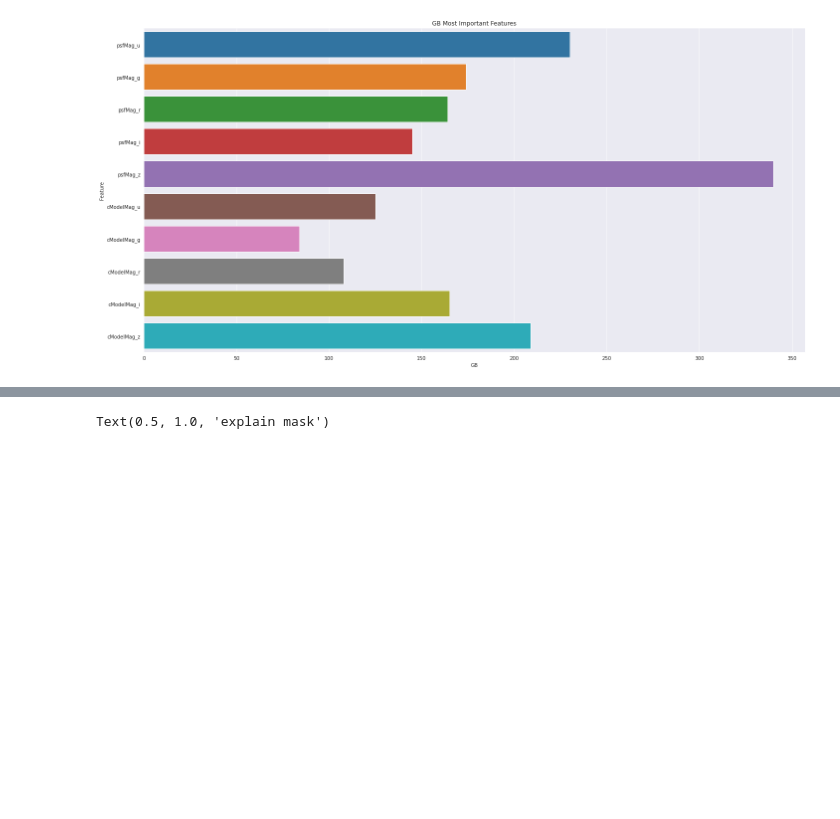
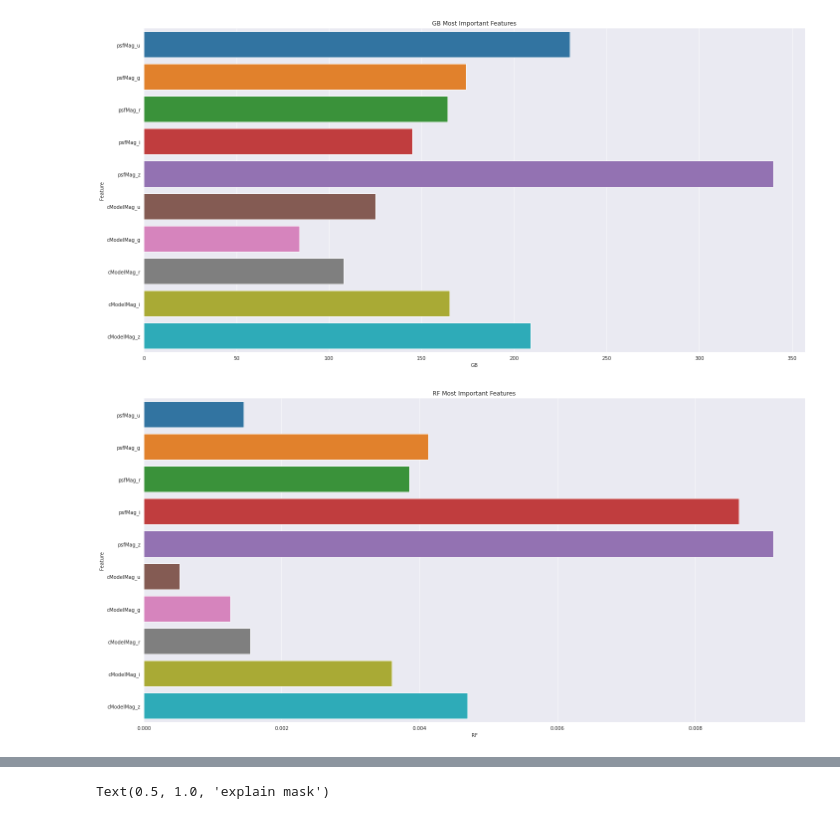
Before and after one commit to NadezhdaMalysheva/Classification-of-star-galaxy-and-quasar, a Jupyter notebook: TabNet_SDSS.ipynb, the cells around one changed output, grey strips where cells are left out. Cells and saved outputs as stored; diff of their text form; code cells hidden in the pictures; blank space fills up the shorter version.

```diff
--- a/TabNet_SDSS.ipynb
+++ b/TabNet_SDSS.ipynb
@@ -759,3 +756,12 @@ plt.tight_layout()
 plt.show()
 # %% [output]
 [figure]
+# %%
+feature_imprf=pd.DataFrame((zip(rf.feature_importances_[:10], photo_columns)), columns=['RF','Feature'])
+plt.figure(figsize=(20, 10))
+sns.barplot(x="RF", y="Feature", data=feature_imprf)
+plt.title('RF Most Important Features')
+plt.tight_layout()
+plt.show()
+# %% [output]
+[figure, added]
```
Also changed, not shown: parts of 32 cells of this notebook.
